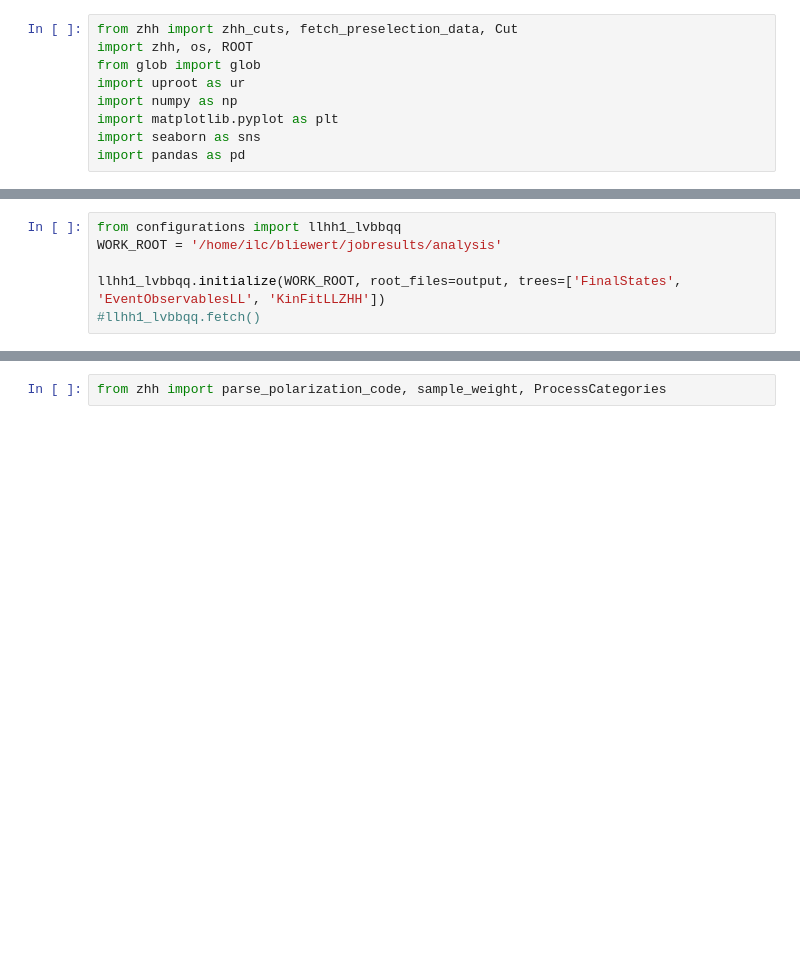
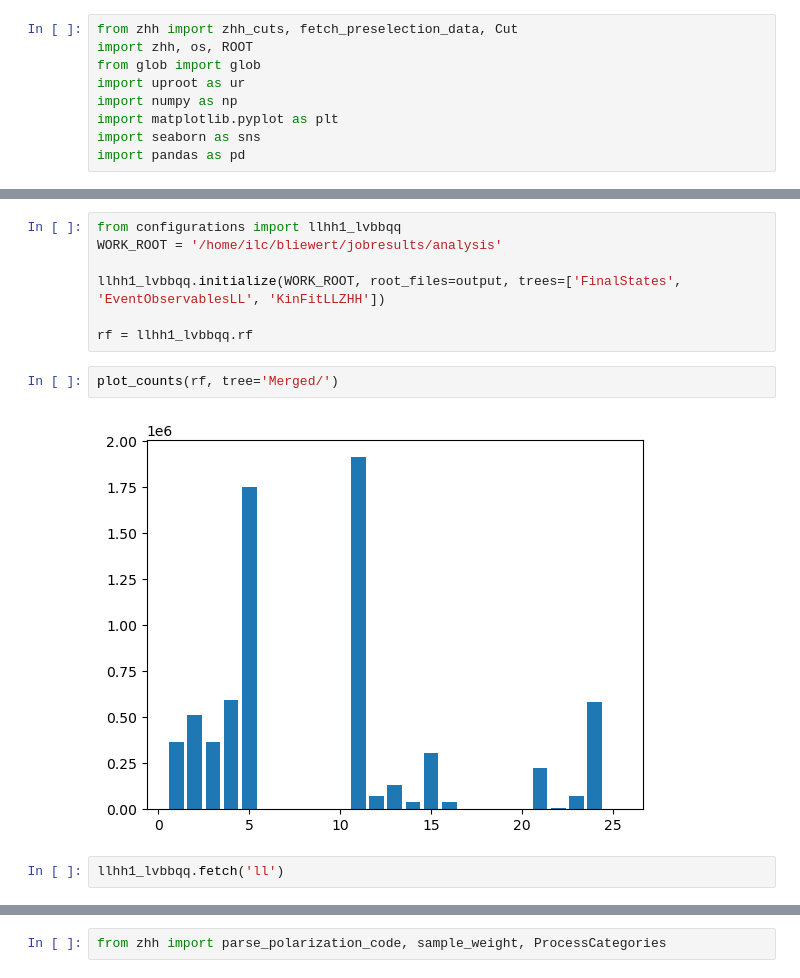
Before and after one commit to ILDAnaSoft/ZHH, a Jupyter notebook: analysis/scratch.ipynb, the cells around one changed output, grey strips where cells are left out. Drawn from its saved outputs; the diff is of its cells as text; blank space fills up the shorter version.

```diff
--- a/analysis/scratch.ipynb
+++ b/analysis/scratch.ipynb
@@ -23,4 +35,11 @@ from configurations import llhh1_lvbbqq
 WORK_ROOT = '/home/ilc/bliewert/jobresults/analysis'
 
 llhh1_lvbbqq.initialize(WORK_ROOT, root_files=output, trees=['FinalStates', 'EventObservablesLL', 'KinFitLLZHH'])
-#llhh1_lvbbqq.fetch()
+
+rf = llhh1_lvbbqq.rf
+# %%
+plot_counts(rf, tree='Merged/')
+# %% [output]
+[figure, added]
+# %%
+llhh1_lvbbqq.fetch('ll')
```
Also changed, not shown: parts of 17 cells of this notebook, 21 other files.
